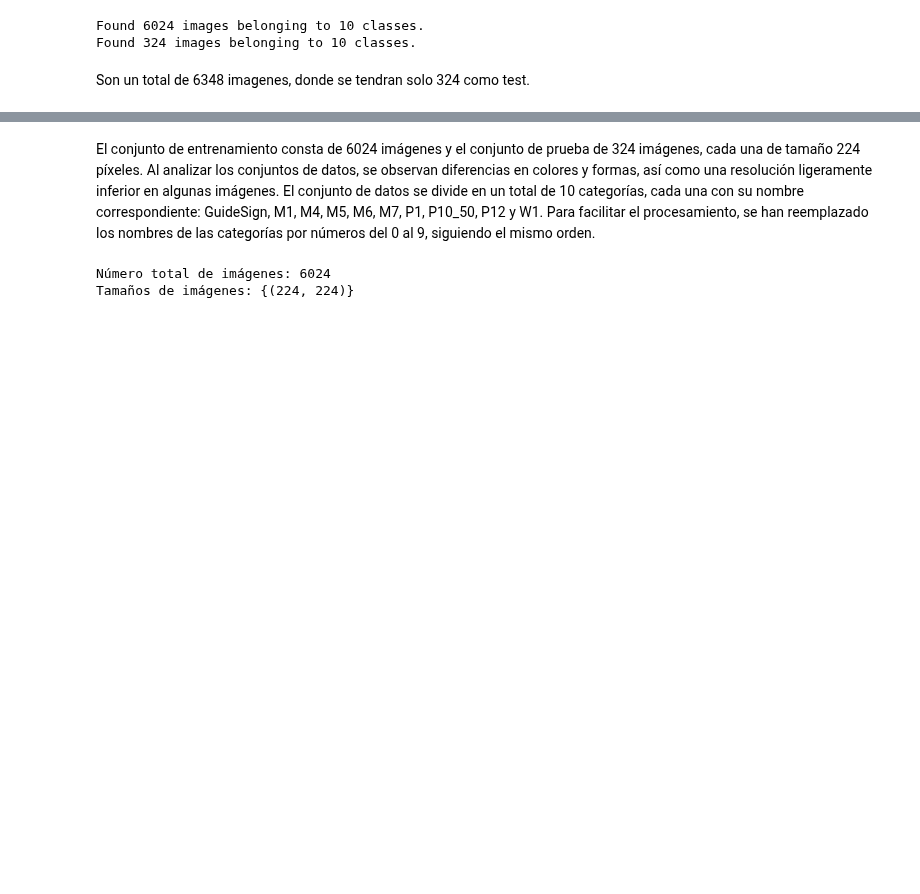
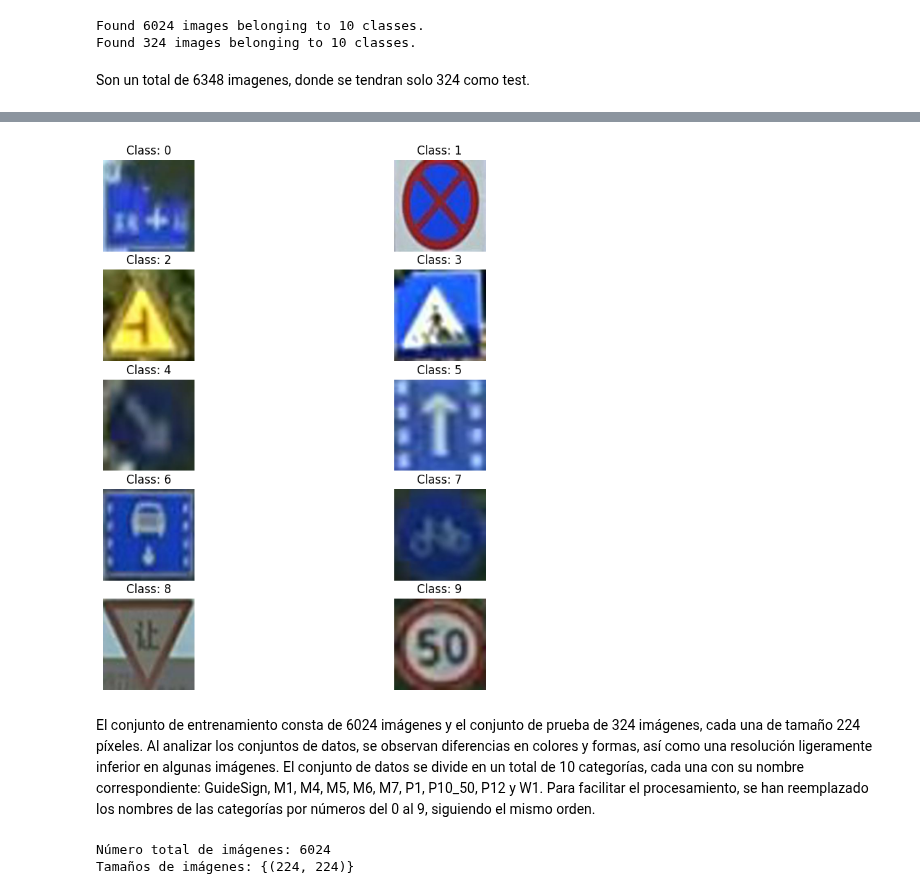
Before and after one commit to jsebastianquiroga/DEEP_LEARNING_PUJ, a Jupyter notebook: Traffic_sign/notebook/Taller_2_Caicedo_García_Quiroga.ipynb, the cells around one changed output, grey strips where cells are left out. Cells and saved outputs as stored; diff of their text form; code cells hidden in the pictures; blank space fills up the shorter version.

```diff
--- a/Traffic_sign/notebook/Taller_2_Caicedo_García_Quiroga.ipynb
+++ b/Traffic_sign/notebook/Taller_2_Caicedo_García_Quiroga.ipynb
@@ -198,3 +231,17 @@ plt.show()
+# %%
+# Obtener un lote de imágenes aleatorias de cada etiqueta
+random_images = get_random_image_from_each_label('dataset/test_dataset/test')
+
+# Visualizar las imágenes con sus respectivas etiquetas
+plt.figure(figsize=(10, 10))
+for i in range(len(random_images)):
+    plt.subplot(5, 2, i+1)
+    plt.imshow(random_images[i])
+    plt.title("Class: " + str(i))
+    plt.axis('off')
+plt.show()
+# %% [output]
+[figure, added]
 # %% [markdown]
 
 
```
Also changed, not shown: parts of 4 cells of this notebook.
